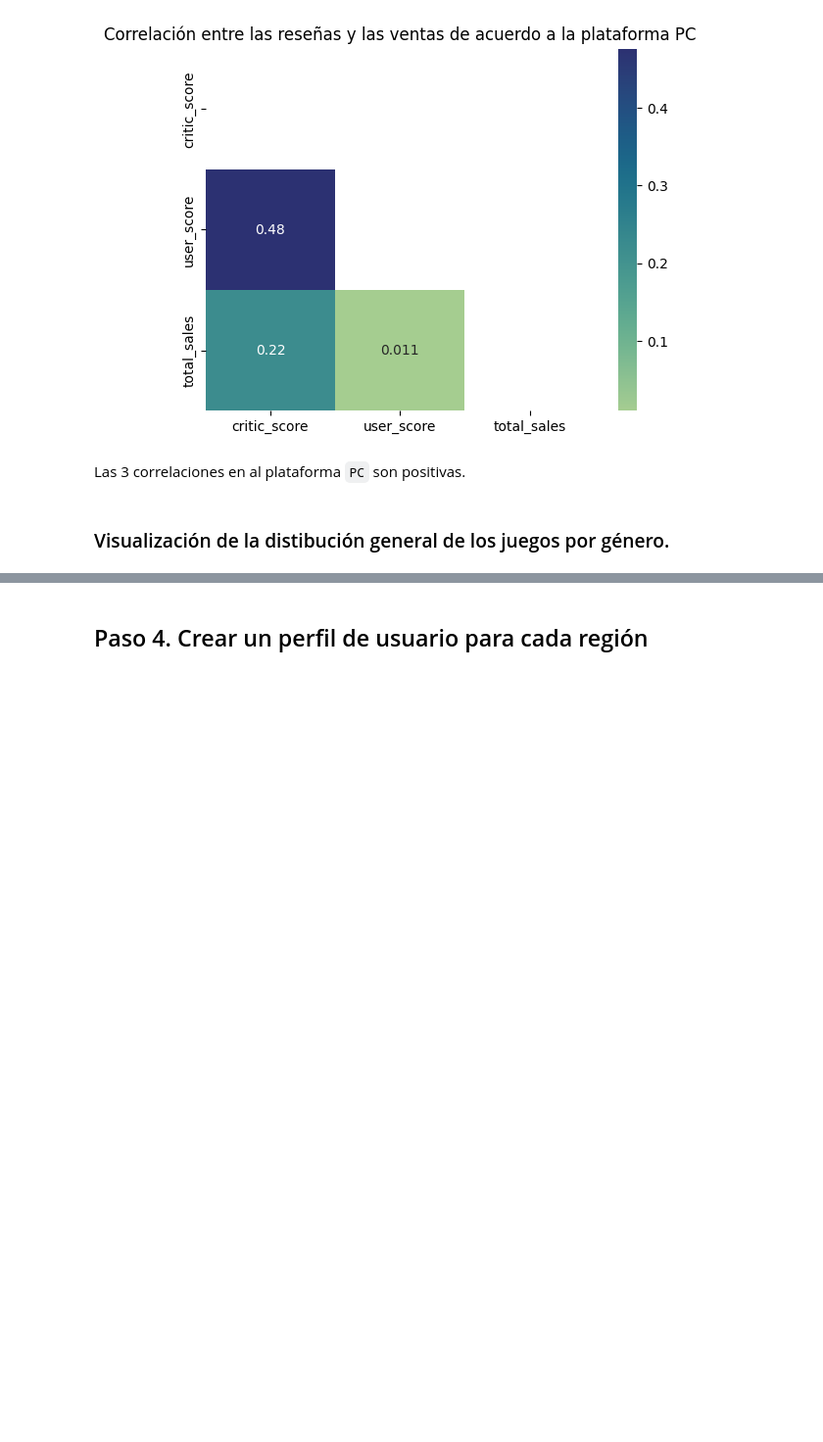
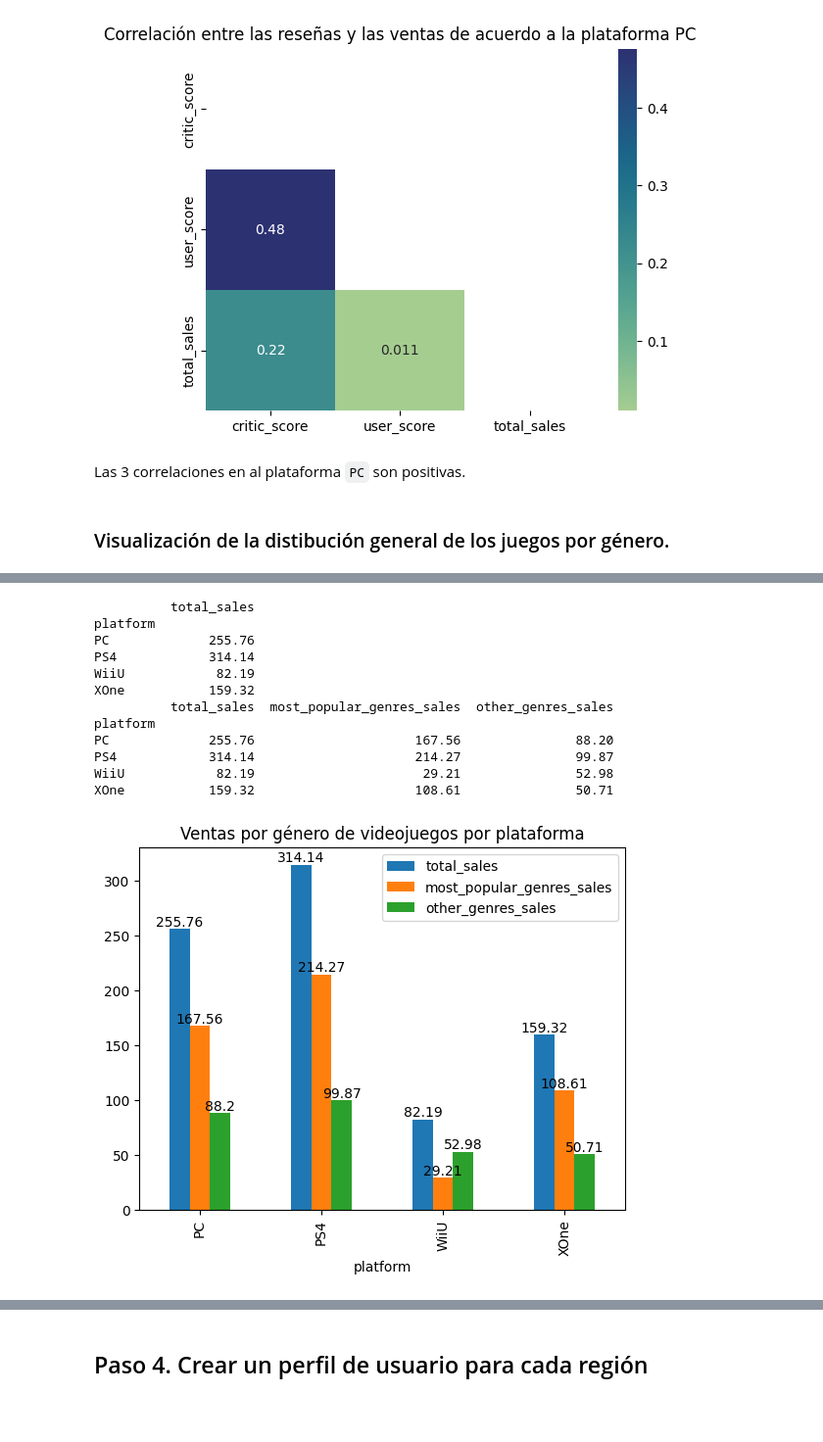
Before and after one commit to Car27VeP/AED_videojuegos, a Jupyter notebook: AED_games.ipynb, the cells around one changed output, grey strips where cells are left out. Shown at 98% size. Cells and saved outputs as stored; diff of their text form; code cells hidden in the pictures; blank space fills up the shorter version.

```diff
--- a/AED_games.ipynb
+++ b/AED_games.ipynb
@@ -630,0 +665,36 @@ hola
+# %%
+total_sales_by_platforms = pd.pivot_table(df_most_popular_platforms,values='total_sales',
+                                                                    index='platform',
+                                                                    aggfunc='sum')
+
+
+print(total_sales_by_platforms)
+
+most_popular_genres = ['Action','Shooter','Strategy','Role-Playing']
+mask_most_popular_genres = "genre in @ most_popular_genres"
+mask_rest_genres = "genre not in @most_popular_genres"
+total_sales_by_platforms['most_popular_genres_sales'] = df_most_popular_platforms.query(mask_most_popular_genres).groupby('platform')['total_sales'].sum()
+total_sales_by_platforms['other_genres_sales'] = df_most_popular_platforms.query(mask_rest_genres).groupby('platform')['total_sales'].sum()
+
+print(total_sales_by_platforms)
+
+total_sales_by_platforms['total_sales'].max()
+ax = total_sales_by_platforms.plot(kind='bar')
+for container in ax.containers:
+    ax.bar_label(container)
+plt.title('Ventas por género de videojuegos por plataforma')
+plt.show()
+# %% [output]
+          total_sales
+platform
+PC             255.76
+PS4            314.14
+WiiU            82.19
+XOne           159.32
+          total_sales  most_popular_genres_sales  other_genres_sales
+platform
+PC             255.76                     167.56               88.20
+PS4            314.14                     214.27               99.87
+WiiU            82.19                      29.21               52.98
+XOne           159.32                     108.61               50.71
+[figure, added]
```
Also changed, not shown: parts of 50 cells of this notebook, 2 other files.
